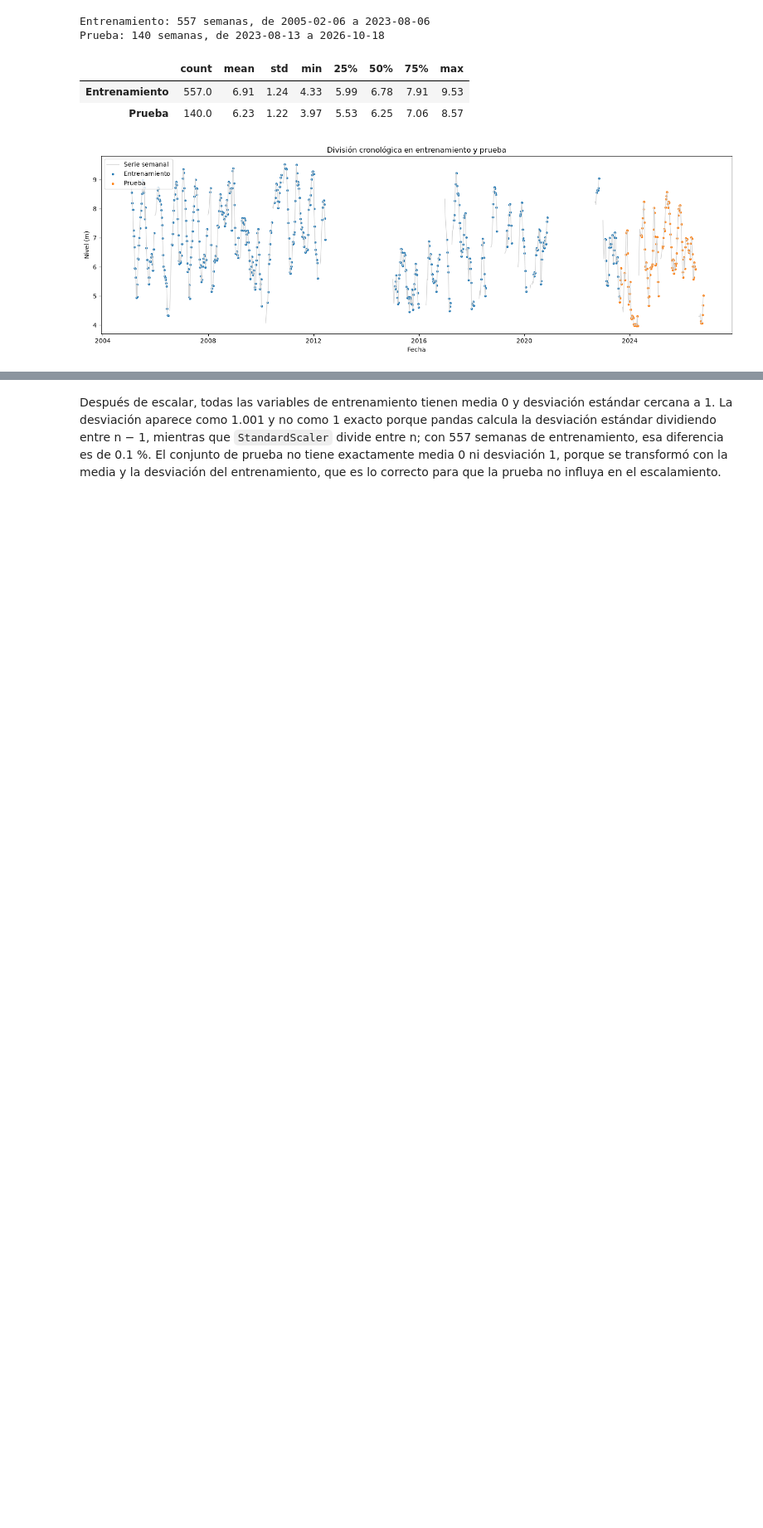
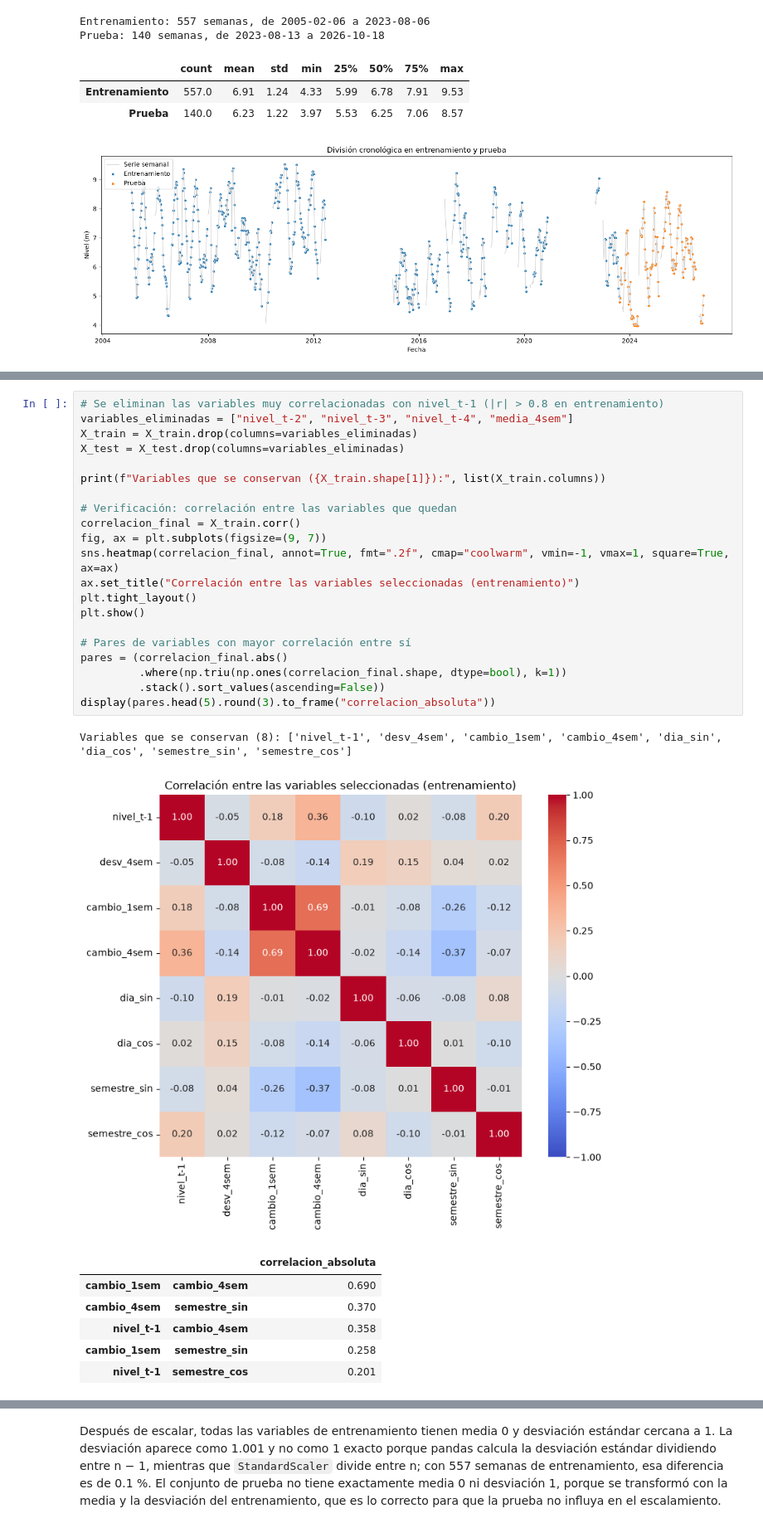
Before and after one commit to AlfonsoMSDL/Proyecto-Aprendizaje-Supervizado-IA, a Jupyter notebook: PromedioNivelMax.ipynb, the cells around one changed output, grey strips where cells are left out. Shown at 83% size. Drawn from its saved outputs; the diff is of its cells as text; blank space fills up the shorter version.

```diff
--- a/PromedioNivelMax.ipynb
+++ b/PromedioNivelMax.ipynb
@@ -1305,0 +1313,30 @@ Por estas razones se conservan las 12 variables para todos los modelos.
+# %%
+# Se eliminan las variables muy correlacionadas con nivel_t-1 (|r| > 0.8 en entrenamiento)
+variables_eliminadas = ["nivel_t-2", "nivel_t-3", "nivel_t-4", "media_4sem"]
+X_train = X_train.drop(columns=variables_eliminadas)
+X_test = X_test.drop(columns=variables_eliminadas)
+
+print(f"Variables que se conservan ({X_train.shape[1]}):", list(X_train.columns))
+
+# Verificación: correlación entre las variables que quedan
+correlacion_final = X_train.corr()
+fig, ax = plt.subplots(figsize=(9, 7))
+sns.heatmap(correlacion_final, annot=True, fmt=".2f", cmap="coolwarm", vmin=-1, vmax=1, square=True, ax=ax)
+ax.set_title("Correlación entre las variables seleccionadas (entrenamiento)")
+plt.tight_layout()
+plt.show()
+
+# Pares de variables con mayor correlación entre sí
+pares = (correlacion_final.abs()
+         .where(np.triu(np.ones(correlacion_final.shape, dtype=bool), k=1))
+         .stack().sort_values(ascending=False))
+display(pares.head(5).round(3).to_frame("correlacion_absoluta"))
+# %% [output]
+Variables que se conservan (8): ['nivel_t-1', 'desv_4sem', 'cambio_1sem', 'cambio_4sem', 'dia_sin', 'dia_cos', 'semestre_sin', 'semestre_cos']
+[figure, added]
+|  |  | correlacion_absoluta |
+| cambio_1sem | cambio_4sem | 0.690 |
+| cambio_4sem | semestre_sin | 0.370 |
+| nivel_t-1 | cambio_4sem | 0.358 |
+| cambio_1sem | semestre_sin | 0.258 |
+| nivel_t-1 | semestre_cos | 0.201 |
```
Also changed, not shown: parts of 9 cells of this notebook.
